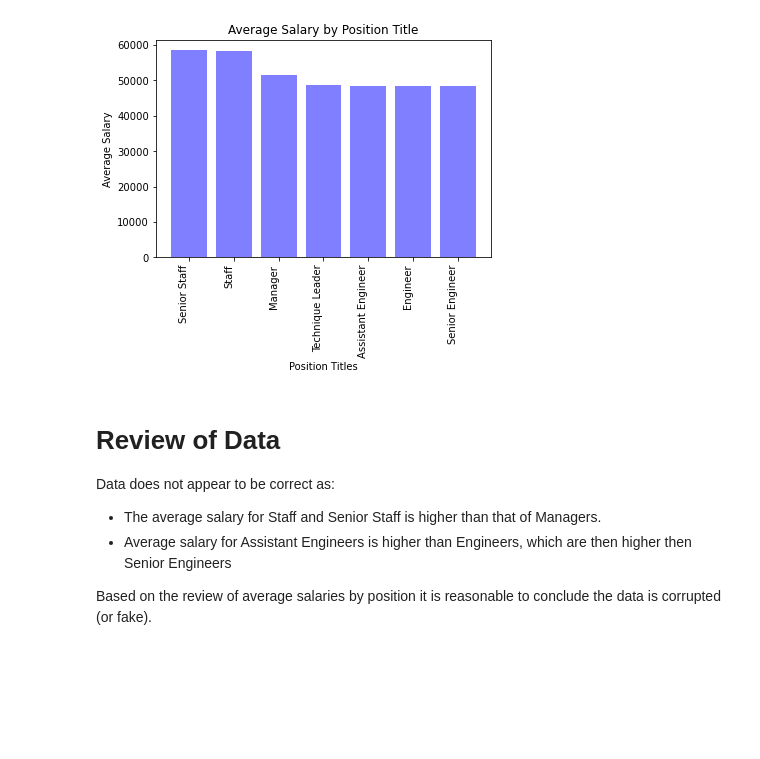
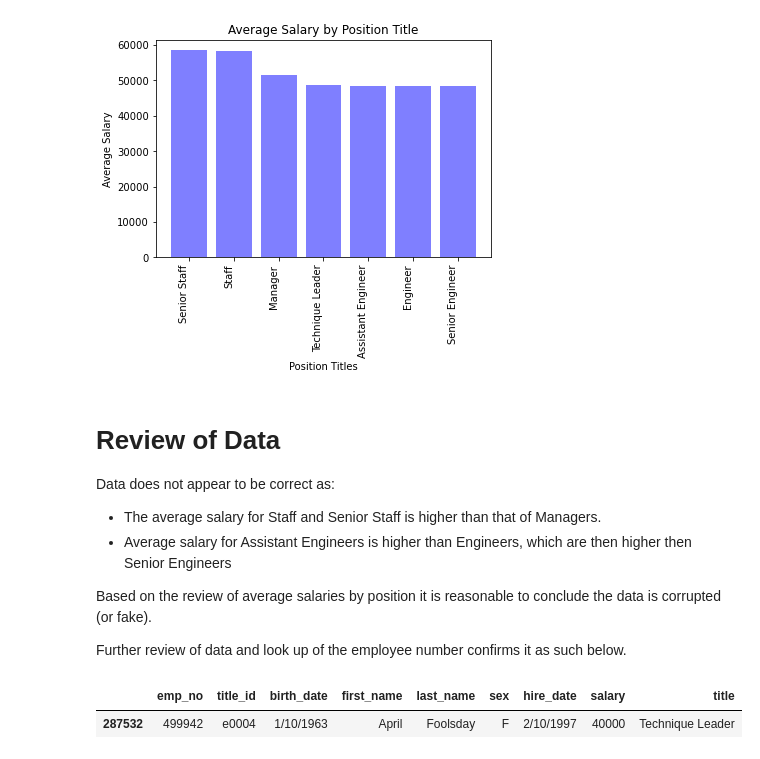
Before and after one commit to eatingsoup1986/sql-challenge, a Jupyter notebook: EmployeeSQLAlchemy(Cheng).ipynb, the cells around one changed output. Saved outputs shown, nothing was run; the diff lists cells and outputs as text; code cells hidden in the pictures; blank space fills up the shorter version.

Commit message:
April Fools day final search complete

```diff
--- a/EmployeeSQLAlchemy(Cheng).ipynb
+++ b/EmployeeSQLAlchemy(Cheng).ipynb
@@ -138,3 +138,11 @@ Data does not appear to be correct as:
 * Average salary for Assistant Engineers is higher than Engineers, which are then higher then Senior Engineers
 
 Based on the review of average salaries by position it is reasonable to conclude the data is corrupted (or fake).
+
+Further review of data and look up of the employee number confirms it as such below.
+# %%
+search = employee_position.loc[employee_position['emp_no'] == 499942]
+search.head()
+# %% [output]
+|  | emp_no | title_id | birth_date | first_name | last_name | sex | hire_date | salary | title |
+| 287532 | 499942 | e0004 | 1/10/1963 | April | Foolsday | F | 2/10/1997 | 40000 | Technique Leader |
```
Also changed, not shown: 1 other file.
